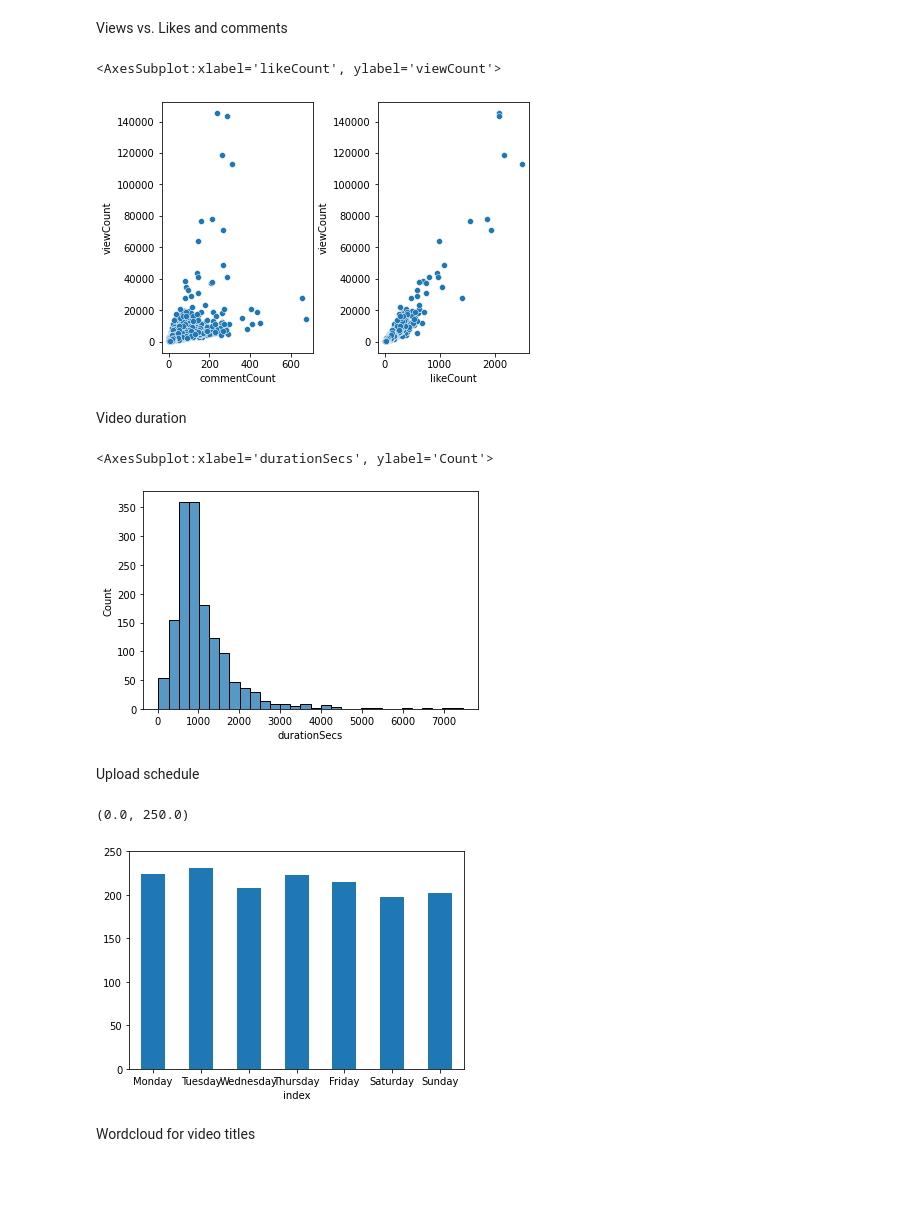
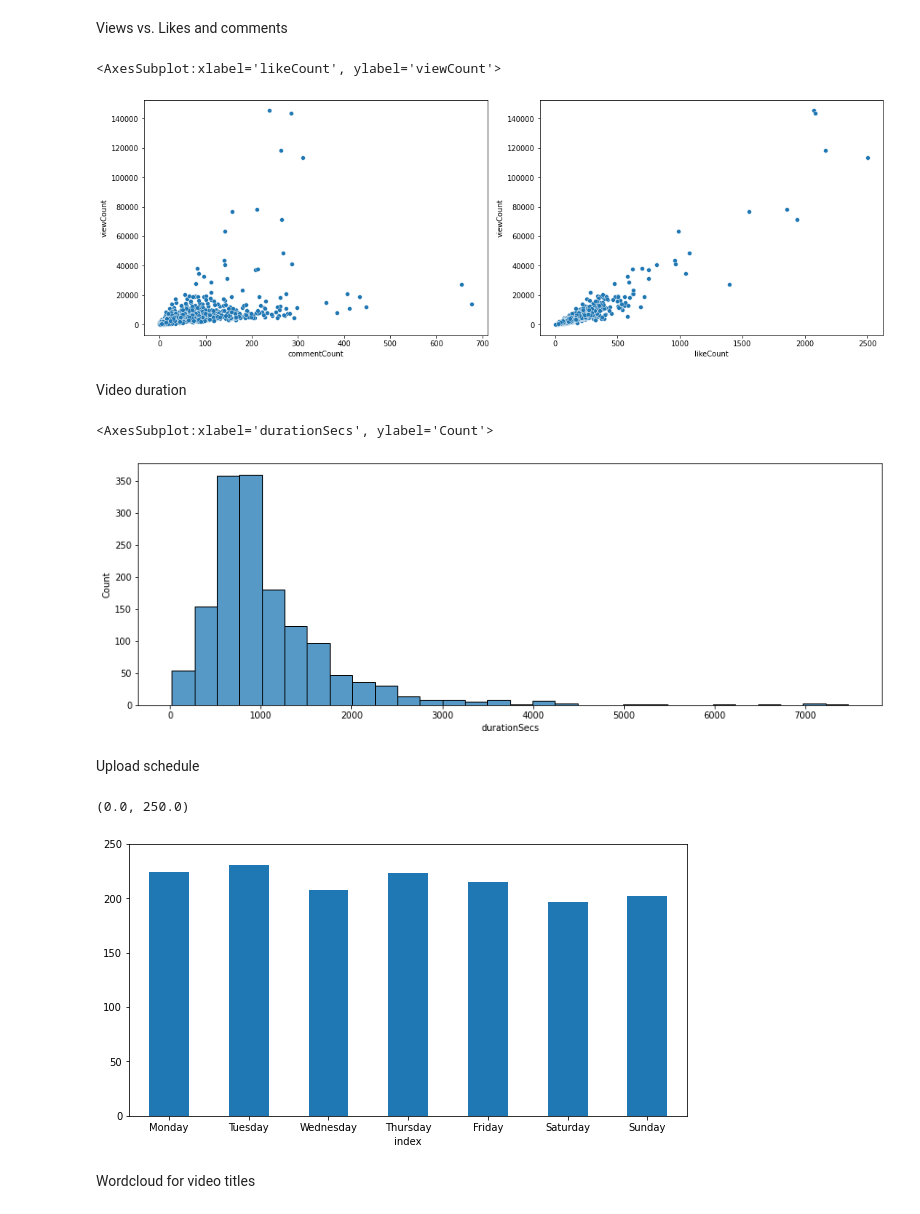
Before and after one commit to burimvrella/youtubeAPI, a Jupyter notebook: YoutubeDataMining.ipynb, the cells around one changed output. Saved outputs shown, nothing was run; the diff lists cells and outputs as text; code cells hidden in the pictures; blank space fills up the shorter version.

```diff
--- a/YoutubeDataMining.ipynb
+++ b/YoutubeDataMining.ipynb
@@ -274,19 +266,20 @@ sns.violinplot(y=video_info['channelTitle'], x=video_info['viewCount'])
 # %% [markdown]
 Views vs. Likes and comments
 # %%
-fig, ax = plt.subplots(1,2,constrained_layout = True)
+fig, ax = plt.subplots(1,2,constrained_layout = True,figsize=(15,5))
 sns.scatterplot(data = video_info, x = 'commentCount', y = 'viewCount', ax = ax[0])
 sns.scatterplot(data = video_info, x = 'likeCount', y = 'viewCount', ax = ax[1])
 # %% [output]
 <AxesSubplot:xlabel='likeCount', ylabel='viewCount'>
-[figure, old version]
+[figure, new version]
 # %% [markdown]
 Video duration
 # %%
+plt.figure(figsize=(15,5))
 sns.histplot(data = video_info, x = 'durationSecs', bins=30)
 # %% [output]
 <AxesSubplot:xlabel='durationSecs', ylabel='Count'>
-[figure, old version]
+[figure, new version]
 # %% [markdown]
 Upload schedule
 # %%
@@ -296,11 +289,11 @@ from turtle import window_height
 day = pd.DataFrame(video_info['publishedDayName'].value_counts())
 weekdays = [ 'Monday', 'Tuesday', 'Wednesday', 'Thursday', 'Friday', 'Saturday', 'Sunday']
 days = day.reindex(weekdays)
-ax = days.reset_index().plot.bar(x='index', y='publishedDayName', rot=0, legend=False)
+ax = days.reset_index().plot.bar(x='index', y='publishedDayName', rot=0, legend=False, figsize=(10,5))
 ax.set_ylim(0, 250)
 # %% [output]
 (0.0, 250.0)
-[figure, old version]
+[figure, new version]
 # %% [markdown]
 
 Wordcloud for video titles
```
Also changed, not shown: parts of 6 cells of this notebook.
